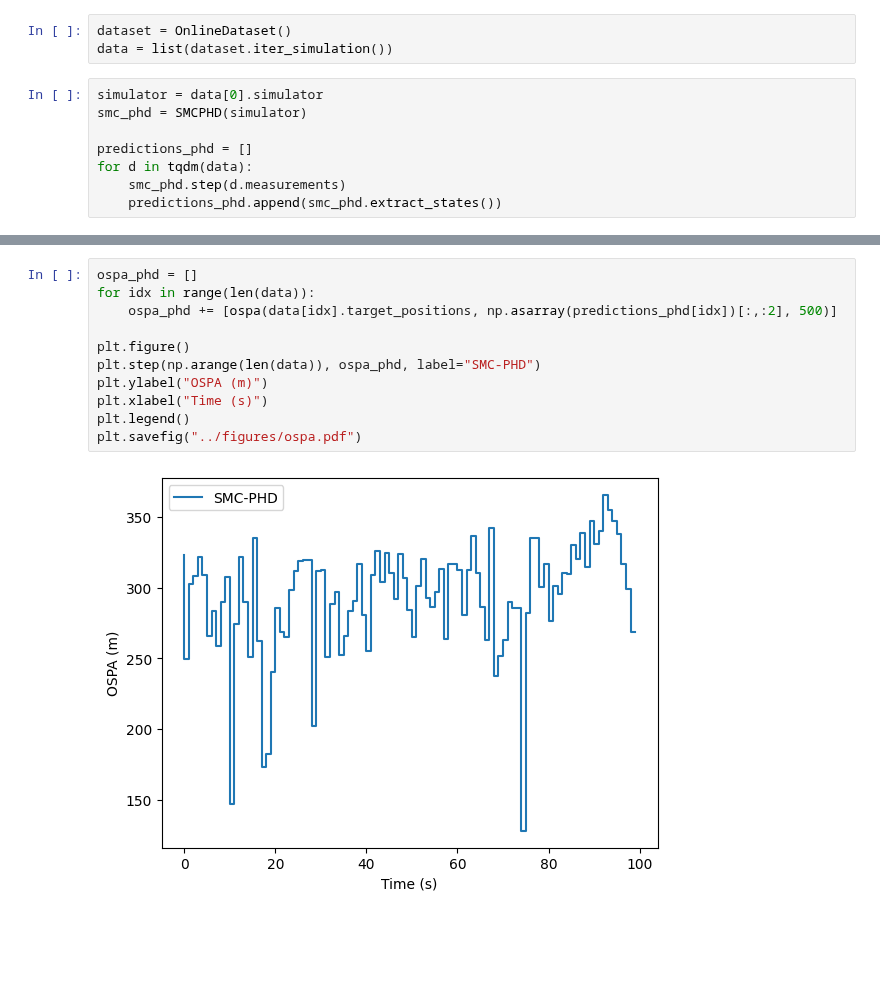
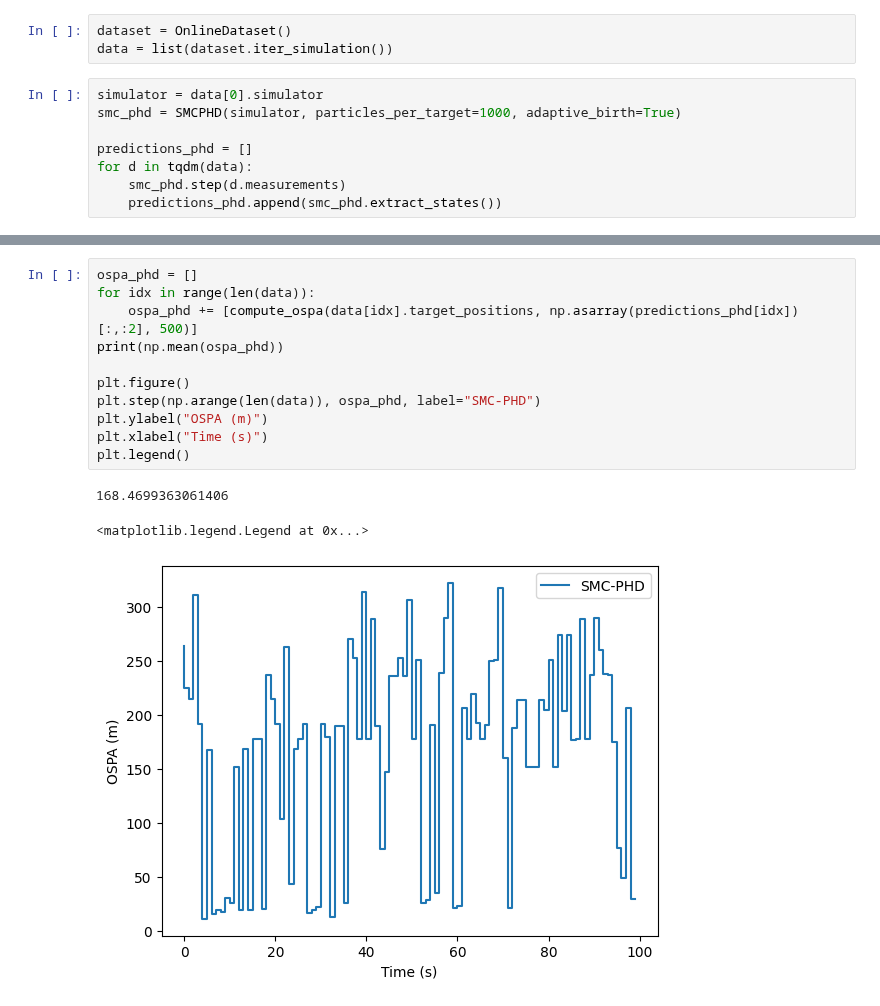
Before and after one commit to Damowerko/mtt, a Jupyter notebook: scripts/smc_phd.ipynb, the cells around one changed output, grey strips where cells are left out. Drawn from its saved outputs; the diff is of its cells as text; blank space fills up the shorter version.

```diff
--- a/scripts/smc_phd.ipynb
+++ b/scripts/smc_phd.ipynb
@@ -18,7 +15,7 @@ dataset = OnlineDataset()
 data = list(dataset.iter_simulation())
 # %%
 simulator = data[0].simulator
-smc_phd = SMCPHD(simulator)
+smc_phd = SMCPHD(simulator, particles_per_target=1000, adaptive_birth=True)
 
 predictions_phd = []
 for d in tqdm(data):
@@ -40,13 +37,15 @@ plt.legend()
 # %%
 ospa_phd = []
 for idx in range(len(data)):
-    ospa_phd += [ospa(data[idx].target_positions, np.asarray(predictions_phd[idx])[:,:2], 500)]
+    ospa_phd += [compute_ospa(data[idx].target_positions, np.asarray(predictions_phd[idx])[:,:2], 500)]
+print(np.mean(ospa_phd))
 
 plt.figure()
 plt.step(np.arange(len(data)), ospa_phd, label="SMC-PHD")
 plt.ylabel("OSPA (m)")
 plt.xlabel("Time (s)")
 plt.legend()
-plt.savefig("../figures/ospa.pdf")
 # %% [output]
+168.4699363061406
+<matplotlib.legend.Legend at 0x...>
-[figure, old version]
+[figure, new version]
```
Also changed, not shown: parts of 3 cells of this notebook, 7 other files.
